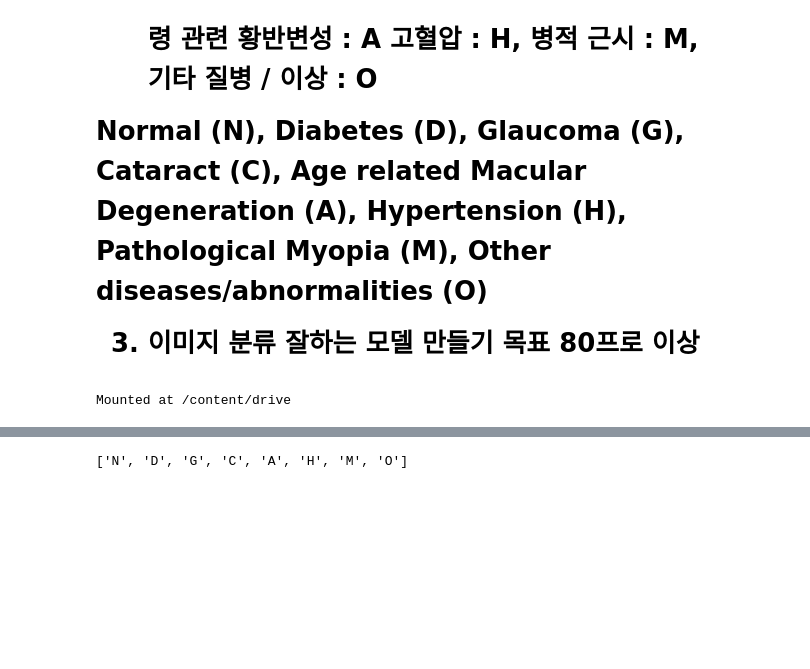
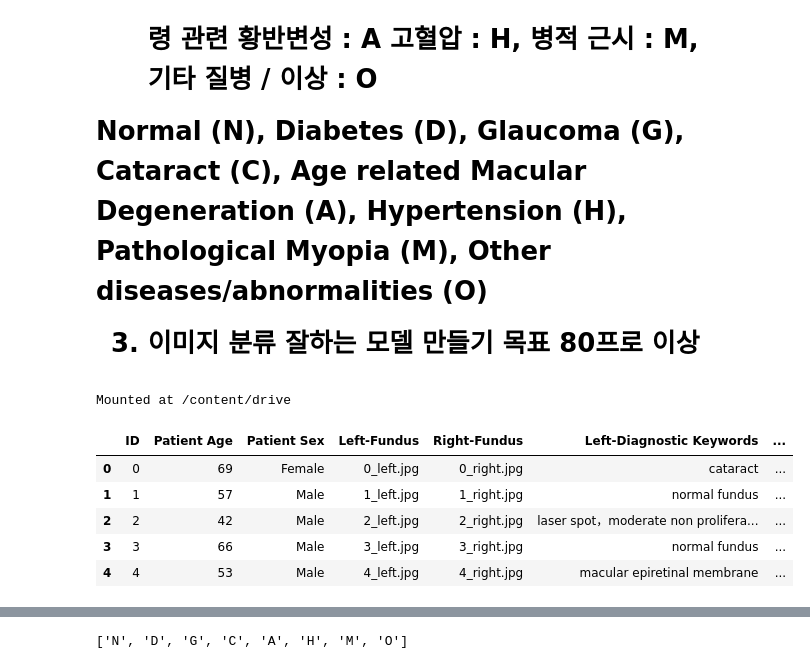
Before and after one commit to sanha-hwang/ocular_disease, a Jupyter notebook: ocular_disease.ipynb, the cells around one changed output, grey strips where cells are left out. Saved outputs shown, nothing was run; the diff lists cells and outputs as text; code cells hidden in the pictures; blank space fills up the shorter version.

```diff
--- a/ocular_disease.ipynb
+++ b/ocular_disease.ipynb
@@ -39,6 +42,20 @@ base_dir = '/content/drive/MyDrive/Input'
 train_dir = os.path.join(base_dir,'preprocessed_images')
 
 dataset_path = os.path.join(base_dir,'full_df.csv')
+# %%
+#시도
+
+try_dir =os.path.join(base_dir,'ocular-disease-recognition-odir-5k/ODIR-5K')
+try_dataset_dir = os.path.join(try_dir,'data.xlsx')
+try_dataset = pd.read_excel(try_dataset_dir)
+try_dataset.head()
+# %% [output]
+|  | ID | Patient Age | Patient Sex | Left-Fundus | Right-Fundus | Left-Diagnostic Keywords | ... |
+| 0 | 0 | 69 | Female | 0_left.jpg | 0_right.jpg | cataract | ... |
+| 1 | 1 | 57 | Male | 1_left.jpg | 1_right.jpg | normal fundus | ... |
+| 2 | 2 | 42 | Male | 2_left.jpg | 2_right.jpg | laser spot，moderate non prolifera... | ... |
+| 3 | 3 | 66 | Male | 3_left.jpg | 3_right.jpg | normal fundus | ... |
+| 4 | 4 | 53 | Male | 4_left.jpg | 4_right.jpg | macular epiretinal membrane | ... |
 # %%
 dataset = pd.read_csv(dataset_path)
 pre_data = dataset.loc[:,['ID','Patient Age','Patient Sex','filename','target','labels']]
```
Also changed, not shown: parts of 7 cells of this notebook.
